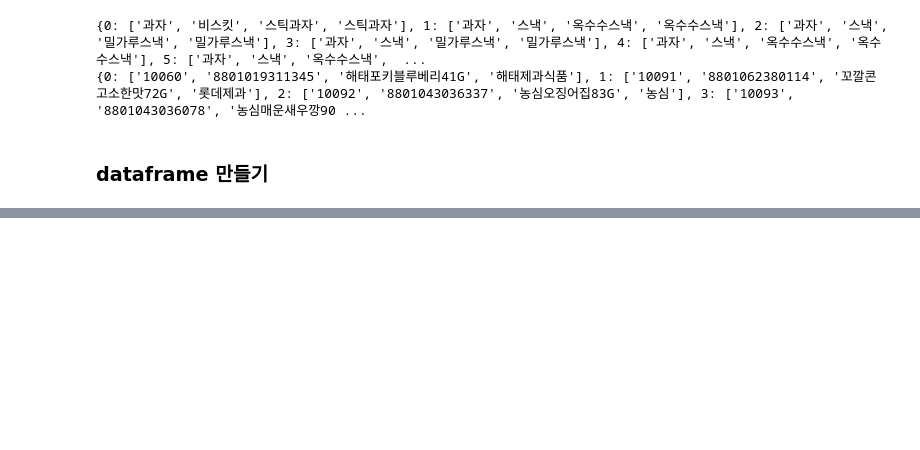
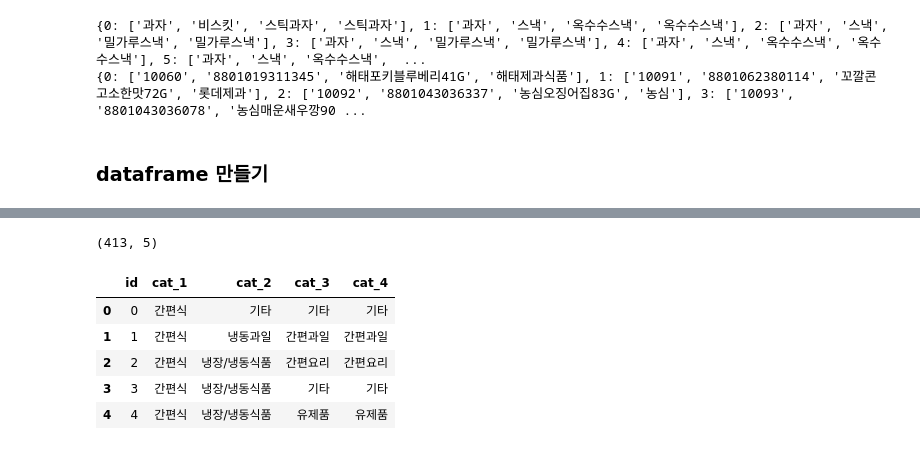
Before and after one commit to songahh/KOFOOS, a Jupyter notebook: data/product/product.ipynb, the cells around one changed output, grey strips where cells are left out. Cells and saved outputs as stored; diff of their text form; code cells hidden in the pictures; blank space fills up the shorter version.

```diff
--- a/data/product/product.ipynb
+++ b/data/product/product.ipynb
@@ -118 +150,17 @@ display(category_df)
+# %%
+category_df = all_df[['cat_1', 'cat_2','cat_3', 'cat_4']]
+category_df = category_df.drop_duplicates(keep='first')
+category_df = category_df.sort_values(by=['cat_1', 'cat_2', 'cat_3', 'cat_4']).reset_index(drop=True).reset_index()
+category_df = category_df.rename(columns={"index":"id"})
+
+print(f"{category_df.shape}")
+category_df.head(5)
+# %% [output]
+(413, 5)
+|  | id | cat_1 | cat_2 | cat_3 | cat_4 |
+| 0 | 0 | 간편식 | 기타 | 기타 | 기타 |
+| 1 | 1 | 간편식 | 냉동과일 | 간편과일 | 간편과일 |
+| 2 | 2 | 간편식 | 냉장/냉동식품 | 간편요리 | 간편요리 |
+| 3 | 3 | 간편식 | 냉장/냉동식품 | 기타 | 기타 |
+| 4 | 4 | 간편식 | 냉장/냉동식품 | 유제품 | 유제품 |
 # %%
```
Also changed, not shown: parts of 18 cells of this notebook.
